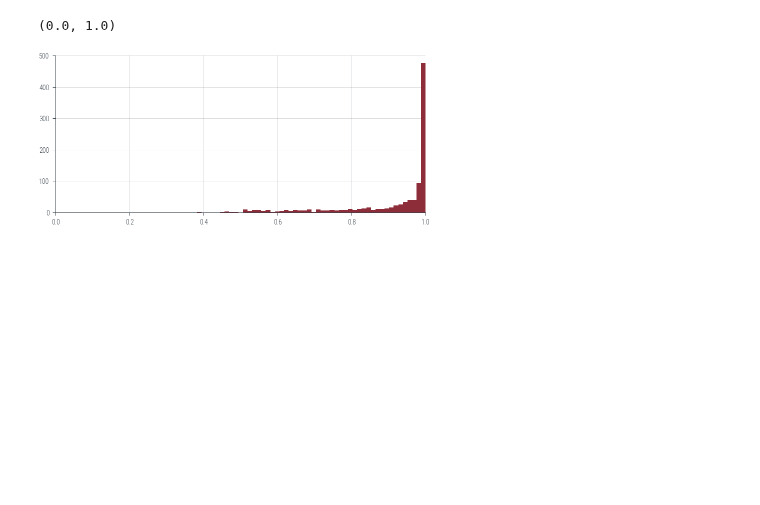
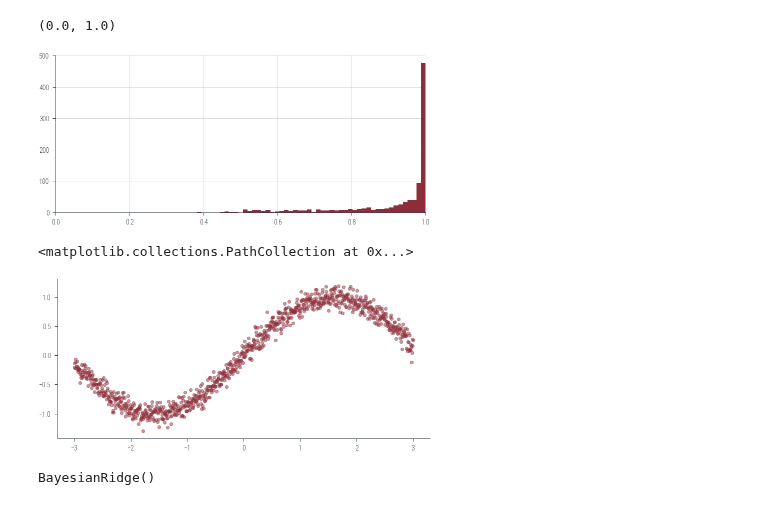
Before and after one commit to nipunbatra/pml-teaching, a Jupyter notebook: notebooks/reliability.ipynb, the cells around one changed output. Cells and saved outputs as stored; diff of their text form; code cells hidden in the pictures; blank space fills up the shorter version.

Commit message:
added more details for regression

```diff
--- a/notebooks/reliability.ipynb
+++ b/notebooks/reliability.ipynb
@@ -462,3 +462,24 @@ plt.xlim(0, 1)
 # %% [output]
 (0.0, 1.0)
 [figure]
+# %%
+# Now let us look at the above for regression with heteroscedastic aleatoric uncertainty
+
+X = np.linspace(-3, 3, 1000).reshape(-1, 1)
+y = np.sin(X.flatten()) + np.random.normal(0, 0.1, X.shape[0])
+
+plt.scatter(X, y, s=10, alpha=0.5)
+# %% [output]
+<matplotlib.collections.PathCollection at 0x...>
+[figure, added]
+# %%
+# Fit a GP regression model
+from sklearn.gaussian_process import GaussianProcessRegressor
+
+# Use BayesianRidge for regression
+from sklearn.linear_model import BayesianRidge
+
+reg = BayesianRidge()
+reg.fit(X, y)
+# %% [output]
+BayesianRidge()
```
Also changed, not shown: parts of 8 cells of this notebook.
